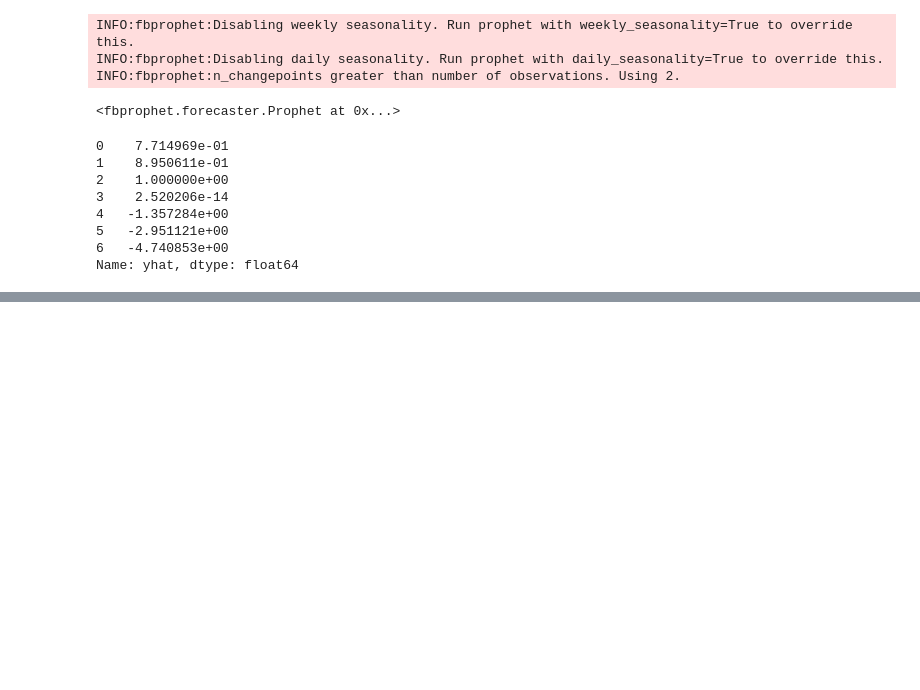
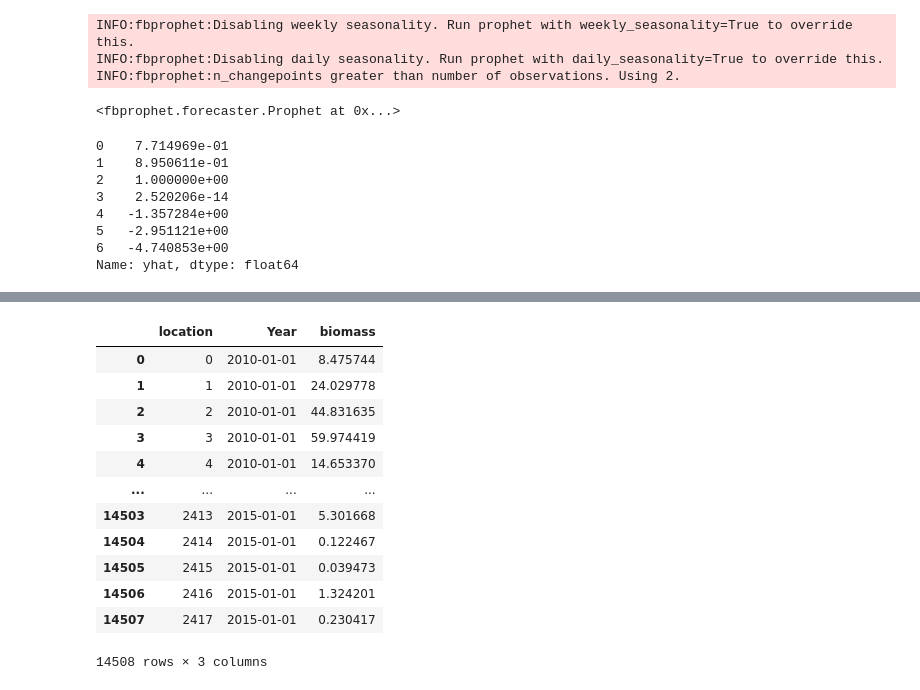
Before and after one commit to felix-n12/shell-ai, a Jupyter notebook: Untitled.ipynb, the cells around one changed output, grey strips where cells are left out. Saved outputs shown, nothing was run; the diff lists cells and outputs as text; code cells hidden in the pictures; blank space fills up the shorter version.

```diff
--- a/Untitled.ipynb
+++ b/Untitled.ipynb
@@ -384,0 +476,21 @@ Name: yhat, dtype: float64
+# %%
+#lest split the data
+#into train and test set
+train_data=data_3[data_3['Year'].dt.year <=2015]
+test_data=data_3[data_3['Year'].dt.year > 2015]
+
+train_data
+# %% [output]
+|  | location | Year | biomass |
+| 0 | 0 | 2010-01-01 | 8.475744 |
+| 1 | 1 | 2010-01-01 | 24.029778 |
+| 2 | 2 | 2010-01-01 | 44.831635 |
+| 3 | 3 | 2010-01-01 | 59.974419 |
+| 4 | 4 | 2010-01-01 | 14.653370 |
+| ... | ... | ... | ... |
+| 14503 | 2413 | 2015-01-01 | 5.301668 |
+| 14504 | 2414 | 2015-01-01 | 0.122467 |
+| 14505 | 2415 | 2015-01-01 | 0.039473 |
+| 14506 | 2416 | 2015-01-01 | 1.324201 |
+| 14507 | 2417 | 2015-01-01 | 0.230417 |
+14508 rows × 3 columns
```
Also changed, not shown: parts of 19 cells of this notebook.
